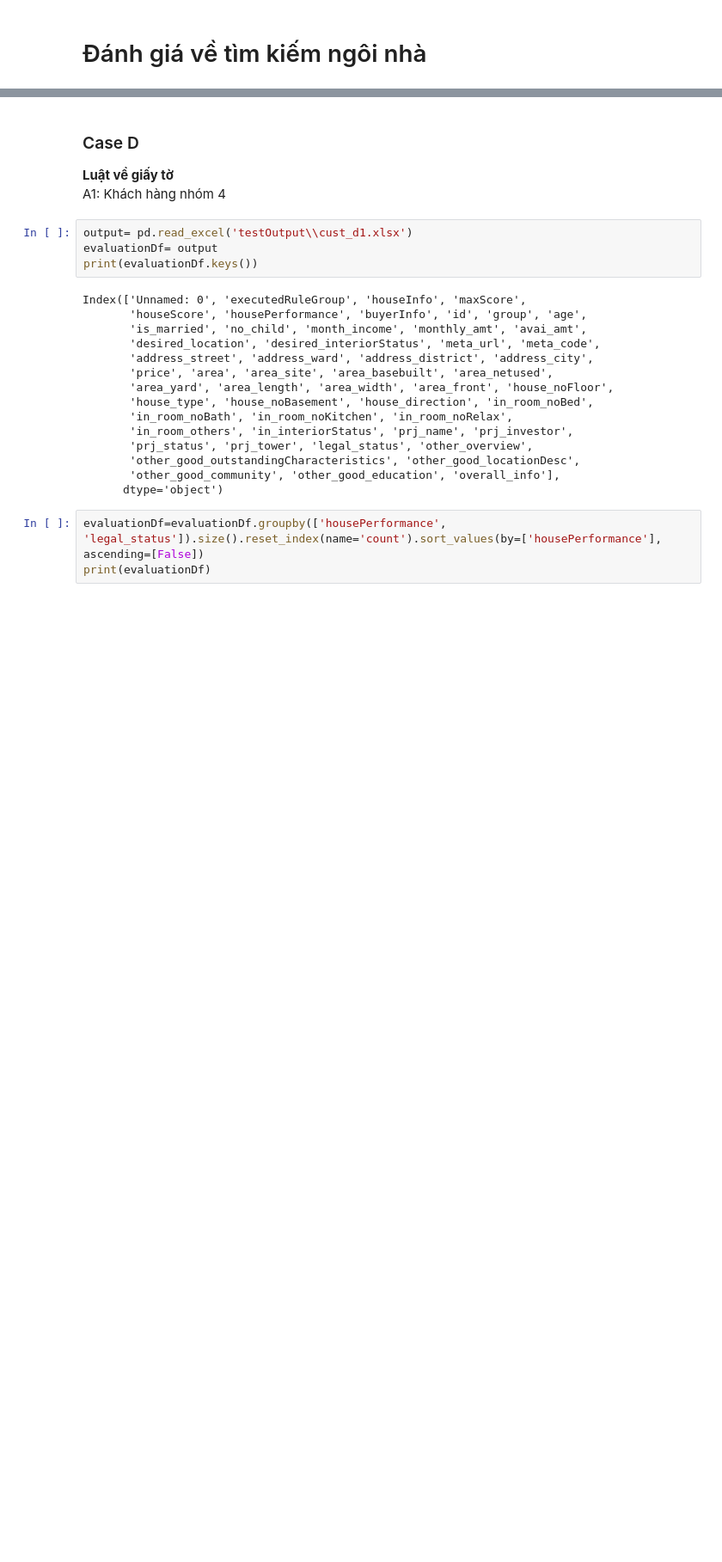
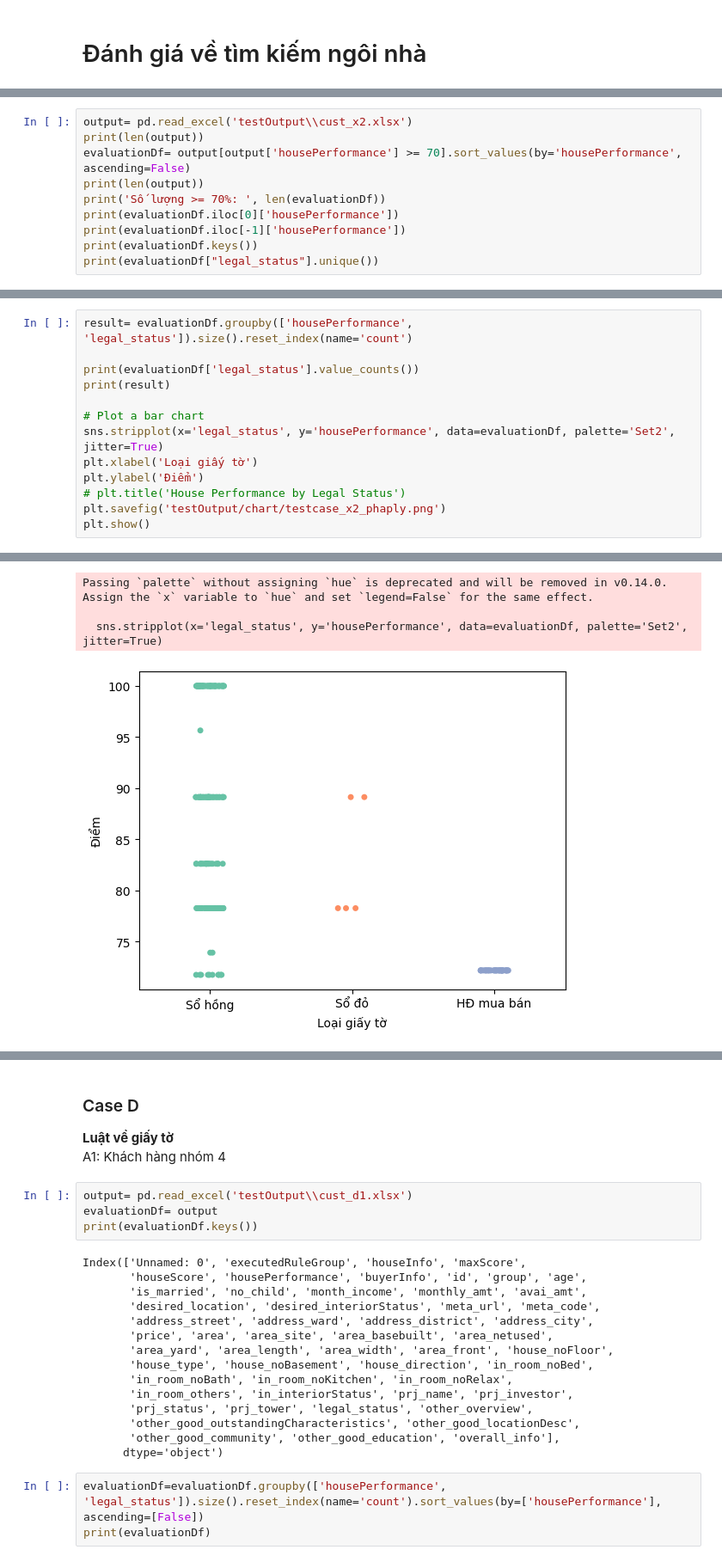
Before and after one commit to phannghia2310/DATN, a Jupyter notebook: model/outputEvaluation.ipynb, the cells around one changed output, grey strips where cells are left out. Shown: that part at 86% size. Cells and saved outputs as stored; diff of their text form; blank space fills up the shorter version.

```diff
--- a/model/outputEvaluation.ipynb
+++ b/model/outputEvaluation.ipynb
@@ -199,0 +213,10 @@ print(evaluationDf['housePerformance'].unique())
+# %%
+output= pd.read_excel('testOutput\\cust_x2.xlsx')
+print(len(output))
+evaluationDf= output[output['housePerformance'] >= 70].sort_values(by='housePerformance', ascending=False)
+print(len(output))
+print('Số lượng >= 70%: ', len(evaluationDf))
+print(evaluationDf.iloc[0]['housePerformance'])
+print(evaluationDf.iloc[-1]['housePerformance'])
+print(evaluationDf.keys())
+print(evaluationDf["legal_status"].unique())
@@ -199,0 +244,14 @@ print(evaluationDf['housePerformance'].unique())
+# %%
+result= evaluationDf.groupby(['housePerformance', 'legal_status']).size().reset_index(name='count')
+
+print(evaluationDf['legal_status'].value_counts())
+print(result)
+
+# Plot a bar chart
+sns.stripplot(x='legal_status', y='housePerformance', data=evaluationDf, palette='Set2', jitter=True)
+plt.xlabel('Loại giấy tờ')
+plt.ylabel('Điểm')
+# plt.title('House Performance by Legal Status')
+plt.savefig('testOutput/chart/testcase_x2_phaply.png')
+plt.show()
+# %% [output]
@@ -199,0 +274,4 @@ print(evaluationDf['housePerformance'].unique())
+Passing `palette` without assigning `hue` is deprecated and will be removed in v0.14.0. Assign the `x` variable to `hue` and set `legend=False` for the same effect.
+
+  sns.stripplot(x='legal_status', y='housePerformance', data=evaluationDf, palette='Set2', jitter=True)
+[figure, added]
```
Also changed, not shown: parts of 27 cells of this notebook, 49 other files.
